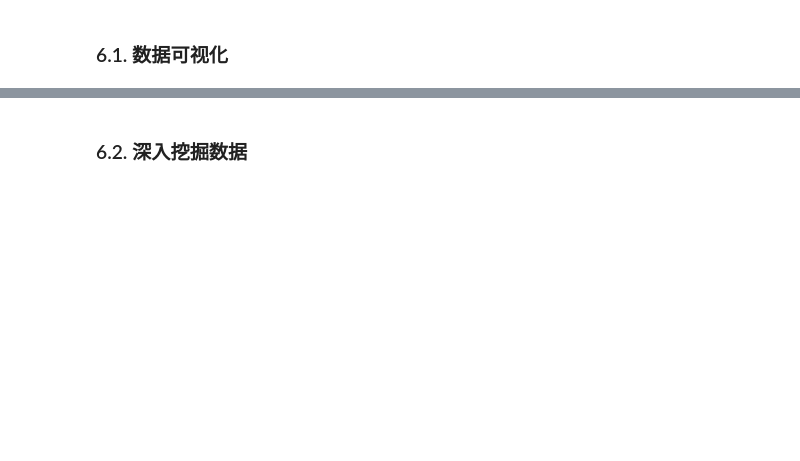
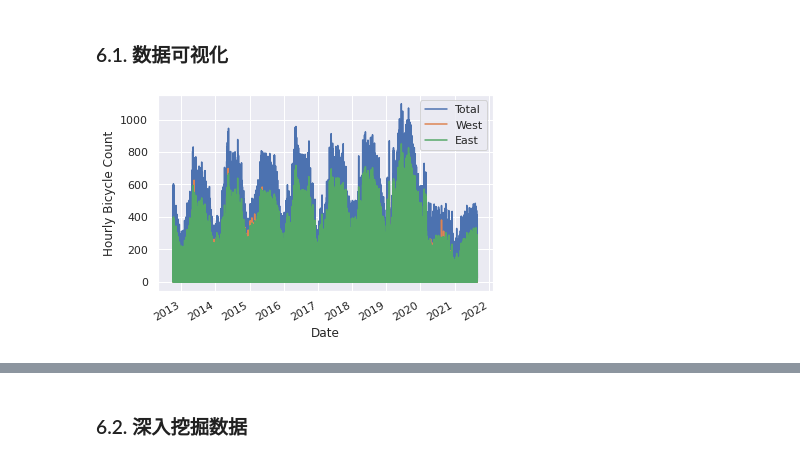
Before and after one commit to michaelbrucelin/HelloLanguage, a Jupyter notebook: Jupyter/Python/Book/Python数据科学手册/02-Pandas数据处理/12-处理时间序列.ipynb, the cells around one changed output, grey strips where cells are left out. Saved outputs shown, nothing was run; the diff lists cells and outputs as text; code cells hidden in the pictures; blank space fills up the shorter version.

```diff
--- a/Jupyter/Python/Book/Python数据科学手册/02-Pandas数据处理/12-处理时间序列.ipynb
+++ b/Jupyter/Python/Book/Python数据科学手册/02-Pandas数据处理/12-处理时间序列.ipynb
@@ -356,2 +415,7 @@ ax[1].legend(["back-fill", "forward-fill"])
 # %% [markdown]
 ## 6. 案例：美国西雅图自行车统计数据的可视化
+# %%
+# !curl -o ../data/FremontBridge.csv https://data.seattle.gov/api/views/65db-xm6k/rows.csv?accessType=DOWNLOAD  # 数据不断更新，这份数据下载于2021-09-22
+
+data = pd.read_csv('../data/FremontBridge.csv', index_col='Date', parse_dates=True)
+data.head()
@@ -357,0 +430,5 @@ ax[1].legend(["back-fill", "forward-fill"])
+# %%
+# data.columns = ['West', 'East']
+# data['Total'] = data.eval('West + East')           # 书中给出实例时的数据没有total列
+data.columns = ['Total', 'West', 'East']             # 简化列名
+data.head()
@@ -358,2 +455,10 @@ ax[1].legend(["back-fill", "forward-fill"])
 # %% [markdown]
 ### 6.1. 数据可视化
+# %%
+%matplotlib inline
+import seaborn; seaborn.set()
+
+data.plot()
+plt.ylabel('Hourly Bicycle Count');  # 2021年数据骤减是因为新冠疫情？
+# %% [output]
+[figure, added]
```
Also changed, not shown: parts of 22 cells of this notebook, 2 other files.
